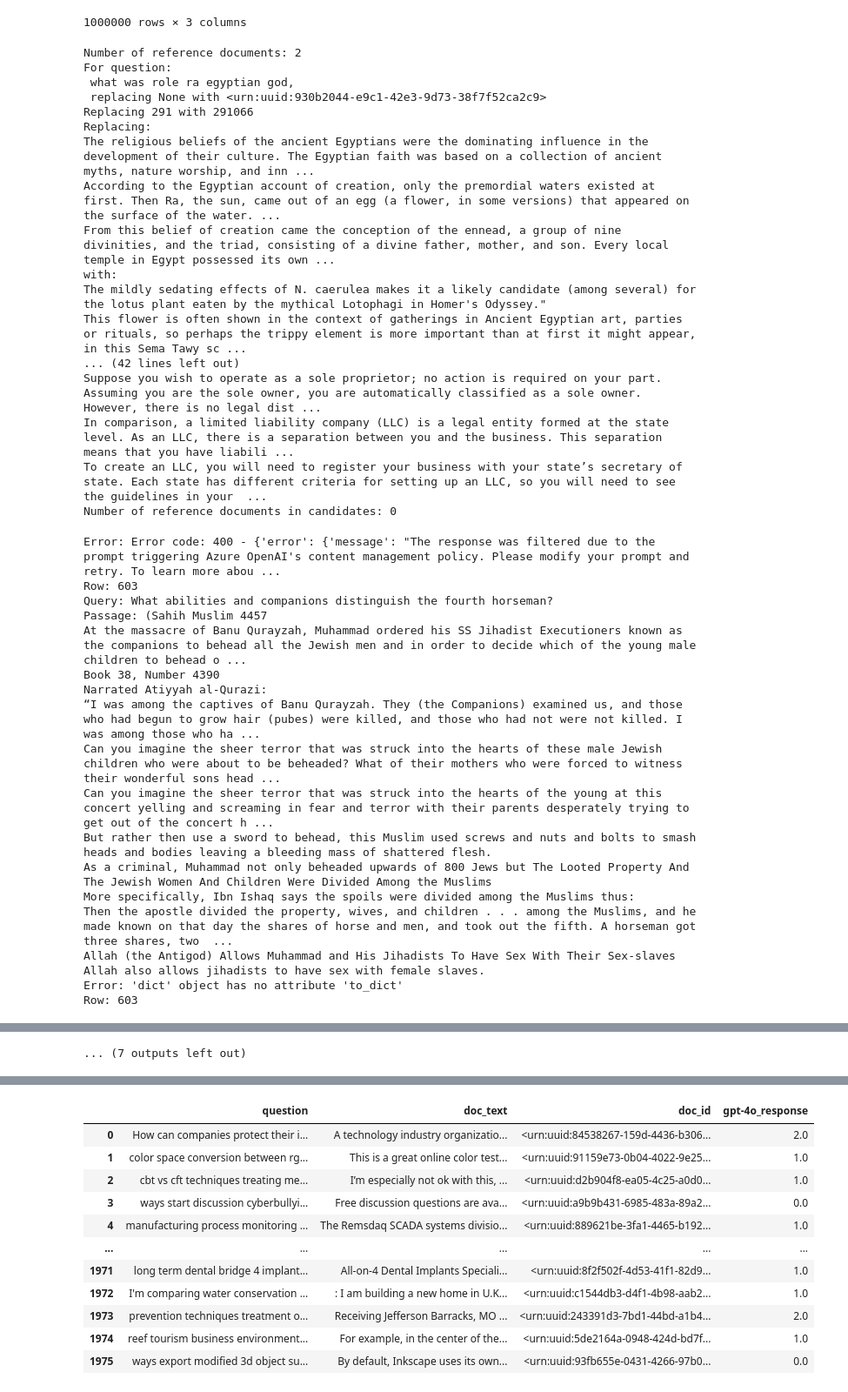
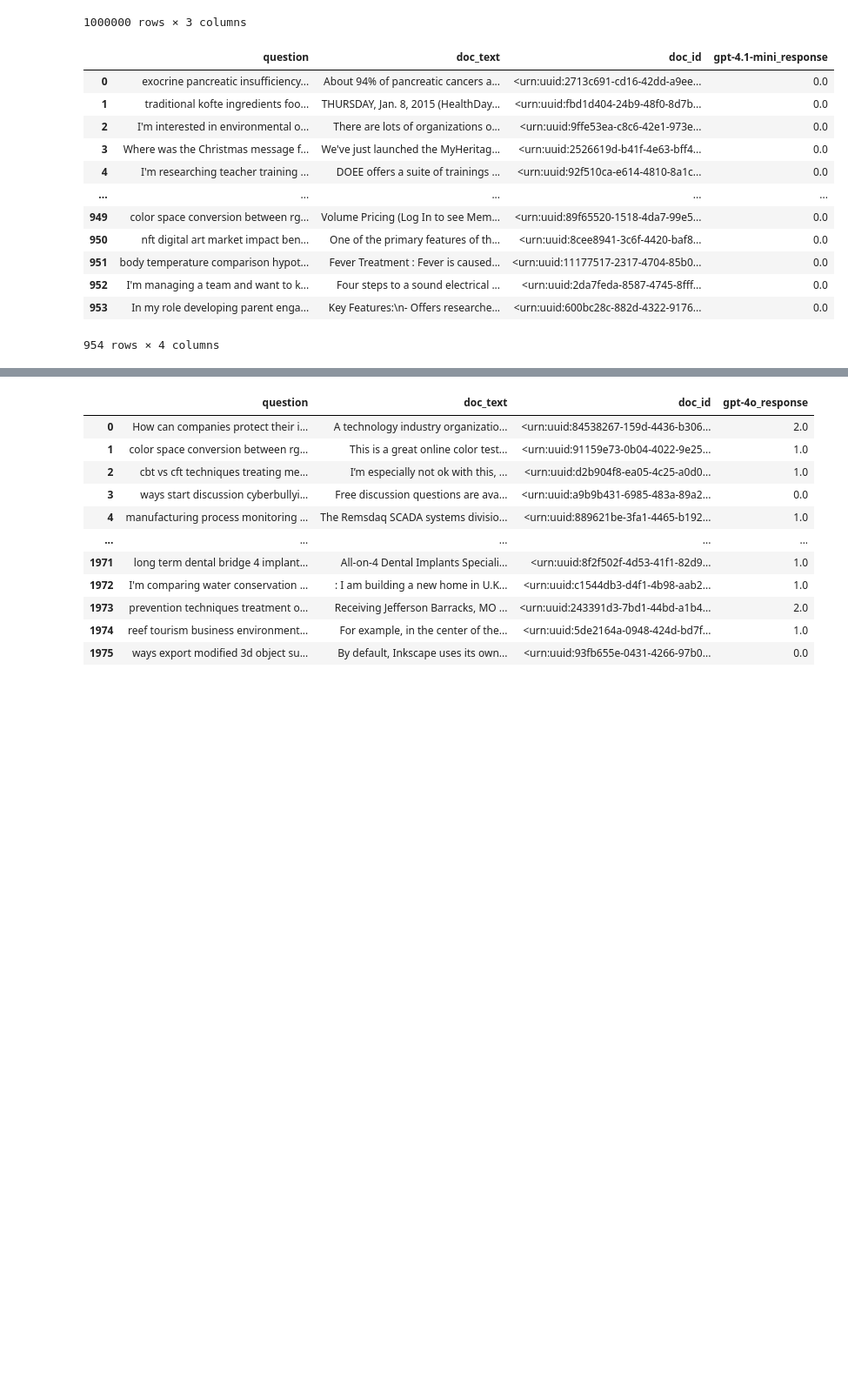
Before and after one commit to rmit-ir/GRAG-LiveRAG, a Jupyter notebook: notebooks/construct_training_data.ipynb, the cells around one changed output, grey strips where cells are left out. Shown at 87% size. Cells and saved outputs as stored; diff of their text form; code cells hidden in the pictures; blank space fills up the shorter version.

```diff
--- a/notebooks/construct_training_data.ipynb
+++ b/notebooks/construct_training_data.ipynb
@@ -215,7 +214,7 @@ def judge_qa_pairs(df, model, output_dir=None, iteration=0):
     if output_dir is None:
         _dir = ensure_dir(f"../data/live_rag_questions/azure_openai_responses/{model}")
     else:
-        _dir = ensure_dir(output_dir)
+        _dir = ensure_dir(output_dir + f"/{model}")
 
     # Initialize the OpenAI client
     client = get_azure_openai_client()
@@ -266,7 +265,7 @@ def judge_qa_pairs(df, model, output_dir=None, iteration=0):
         responses.append(response_text)
     _df[f"{model}_response"] = responses
     _df.to_csv(
-        f"../data/live_rag_questions/dmds_combined_questions_{len(_df)}_opensearch_results_azure_openai_{model}_responses-{iteration}.tsv",
+        f"{_dir}/dmds_combined_questions_{len(_df)}_opensearch_results_azure_openai_{model}_responses-{iteration}.tsv",
         sep="\t",
         index=False,
     )
@@ -301,7 +300,7 @@ def select_negative_samples(
     for i in range(1, max_iterations + 1):
 
         # judge the candidates
-        _df = judge_qa_pairs(_df, model=model, iteration=i)
+        _df = judge_qa_pairs(_df, model=model, iteration=i, output_dir="../data/live_rag_questions/azure_openai_responses_negative_runs")
         _df[f"{model}_response"] = _df[f"{model}_response"].fillna("7").astype(int)
 
         print(
@@ -343,65 +342,46 @@ def select_negative_samples(
         _df = next_candidates.copy()
     else:
         print(f"Found {len(negative_samples_df)} negative samples, stopping.")
         print(f"Concatenating all last samples with the negative samples")
         negative_samples_df = pd.concat(
             [
                 negative_samples_df,
                 _df,
             ],
             ignore_index=True,
         )
 
     # save the negative samples
     negative_samples_df.to_csv(
         f"../data/live_rag_questions/negative_samples_{len(negative_samples_df)}-{model}.tsv",
         sep="\t",
         index=False,
     )
     return negative_samples_df
 
 
 # negative_samples_df_1 = select_negative_samples(
 #     res_df,
 #     correct_qa_df,
 #     max_iterations=15,
 #     start_document_rank=65,
 #     model="gpt-4.1-mini",
 # )
+negative_samples_df_1 = pd.read_csv(
+    "../data/live_rag_questions/negative_samples_954-gpt-4.1-mini.tsv", sep="\t"
+)
 negative_samples_df_1
 # %% [output]
+|  | question | doc_text | doc_id | gpt-4.1-mini_response |
+| 0 | exocrine pancreatic insufficiency... | About 94% of pancreatic cancers a... | <urn:uuid:2713c691-cd16-42dd-a9ee... | 0.0 |
+| 1 | traditional kofte ingredients foo... | THURSDAY, Jan. 8, 2015 (HealthDay... | <urn:uuid:fbd1d404-24b9-48f0-8d7b... | 0.0 |
+| 2 | I'm interested in environmental o... | There are lots of organizations o... | <urn:uuid:9ffe53ea-c8c6-42e1-973e... | 0.0 |
+| 3 | Where was the Christmas message f... | We've just launched the MyHeritag... | <urn:uuid:2526619d-b41f-4e63-bff4... | 0.0 |
+| 4 | I'm researching teacher training ... | DOEE offers a suite of trainings ... | <urn:uuid:92f510ca-e614-4810-8a1c... | 0.0 |
+| ... | ... | ... | ... | ... |
+| 949 | color space conversion between rg... | Volume Pricing (Log In to see Mem... | <urn:uuid:89f65520-1518-4da7-99e5... | 0.0 |
+| 950 | nft digital art market impact ben... | One of the primary features of th... | <urn:uuid:8cee8941-3c6f-4420-baf8... | 0.0 |
+| 951 | body temperature comparison hypot... | Fever Treatment : Fever is caused... | <urn:uuid:11177517-2317-4704-85b0... | 0.0 |
+| 952 | I'm managing a team and want to k... | Four steps to a sound electrical ... | <urn:uuid:2da7feda-8587-4745-8fff... | 0.0 |
+| 953 | In my role developing parent enga... | Key Features:\n- Offers researche... | <urn:uuid:600bc28c-882d-4322-9176... | 0.0 |
-Number of reference documents: 2
-For question:
- what was role ra egyptian god,
- replacing None with <urn:uuid:930b2044-e9c1-42e3-9d73-38f7f52ca2c9>
-Replacing 291 with 291066
-Replacing:
-The religious beliefs of the ancient Egyptians were the dominating influence in the development of their culture. The Egyptian faith was based on a collection of ancient myths, nature worship, and inn ...
-According to the Egyptian account of creation, only the premordial waters existed at first. Then Ra, the sun, came out of an egg (a flower, in some versions) that appeared on the surface of the water. ...
-From this belief of creation came the conception of the ennead, a group of nine divinities, and the triad, consisting of a divine father, mother, and son. Every local temple in Egypt possessed its own ...
-with:
-The mildly sedating effects of N. caerulea makes it a likely candidate (among several) for the lotus plant eaten by the mythical Lotophagi in Homer's Odyssey."
-This flower is often shown in the context of gatherings in Ancient Egyptian art, parties or rituals, so perhaps the trippy element is more important than at first it might appear, in this Sema Tawy sc ...
-... (42 lines left out)
-Suppose you wish to operate as a sole proprietor; no action is required on your part. Assuming you are the sole owner, you are automatically classified as a sole owner. However, there is no legal dist ...
-In comparison, a limited liability company (LLC) is a legal entity formed at the state level. As an LLC, there is a separation between you and the business. This separation means that you have liabili ...
-To create an LLC, you will need to register your business with your state’s secretary of state. Each state has different criteria for setting up an LLC, so you will need to see the guidelines in your  ...
-Number of reference documents in candidates: 0
+954 rows × 4 columns
-Error: Error code: 400 - {'error': {'message': "The response was filtered due to the prompt triggering Azure OpenAI's content management policy. Please modify your prompt and retry. To learn more abou ...
-Row: 603
-Query: What abilities and companions distinguish the fourth horseman?
-Passage: (Sahih Muslim 4457
-At the massacre of Banu Qurayzah, Muhammad ordered his SS Jihadist Executioners known as the companions to behead all the Jewish men and in order to decide which of the young male children to behead o ...
-Book 38, Number 4390
-Narrated Atiyyah al-Qurazi:
-“I was among the captives of Banu Qurayzah. They (the Companions) examined us, and those who had begun to grow hair (pubes) were killed, and those who had not were not killed. I was among those who ha ...
-Can you imagine the sheer terror that was struck into the hearts of these male Jewish children who were about to be beheaded? What of their mothers who were forced to witness their wonderful sons head ...
-Can you imagine the sheer terror that was struck into the hearts of the young at this concert yelling and screaming in fear and terror with their parents desperately trying to get out of the concert h ...
-But rather then use a sword to behead, this Muslim used screws and nuts and bolts to smash heads and bodies leaving a bleeding mass of shattered flesh.
-As a criminal, Muhammad not only beheaded upwards of 800 Jews but The Looted Property And The Jewish Women And Children Were Divided Among the Muslims
-More specifically, Ibn Ishaq says the spoils were divided among the Muslims thus:
-Then the apostle divided the property, wives, and children . . . among the Muslims, and he made known on that day the shares of horse and men, and took out the fifth. A horseman got three shares, two  ...
-Allah (the Antigod) Allows Muhammad and His Jihadists To Have Sex With Their Sex-slaves
-Allah also allows jihadists to have sex with female slaves.
-Error: 'dict' object has no attribute 'to_dict'
-Row: 603
@@ -536,4 +388,3 @@ Number of reference documents in candidates: 0
-... (7 outputs left out)
 # %%
 # negative_samples_df_2 = select_negative_samples(
 #     res_df,
```
Also changed, not shown: parts of 11 cells of this notebook.
